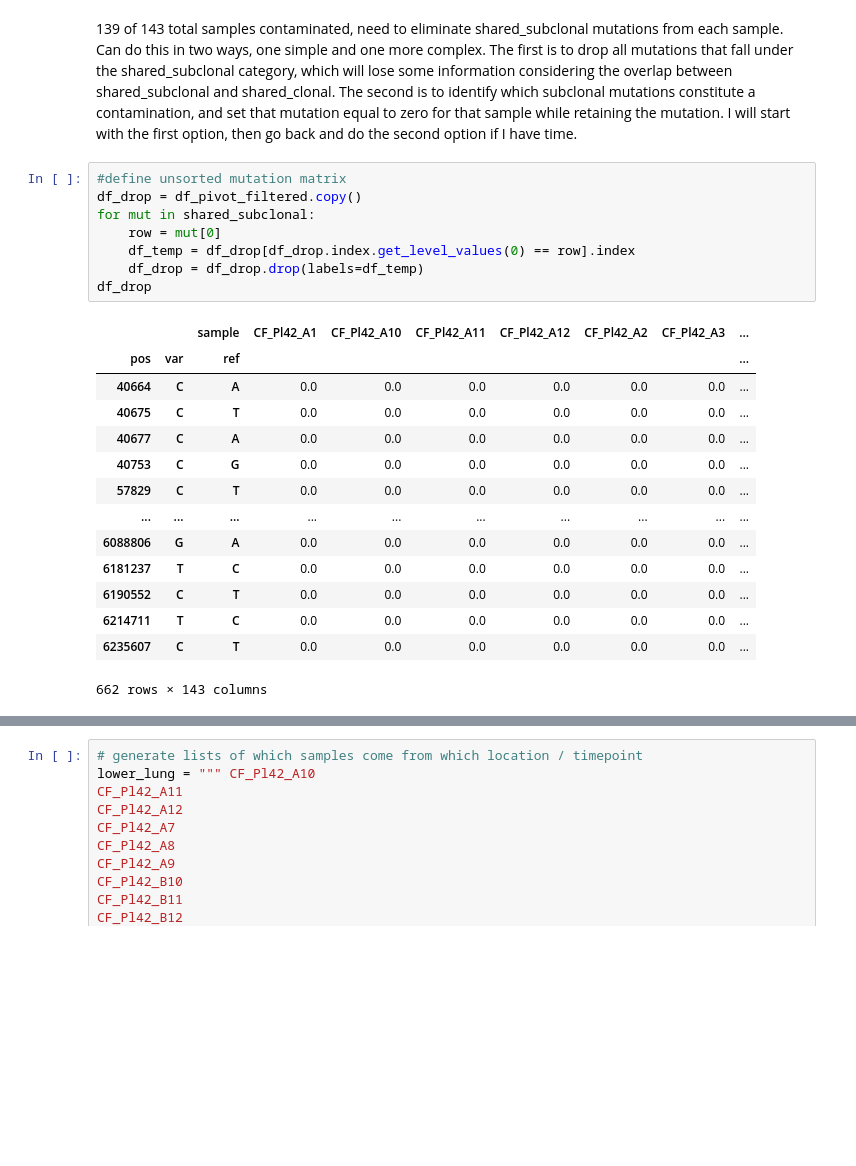
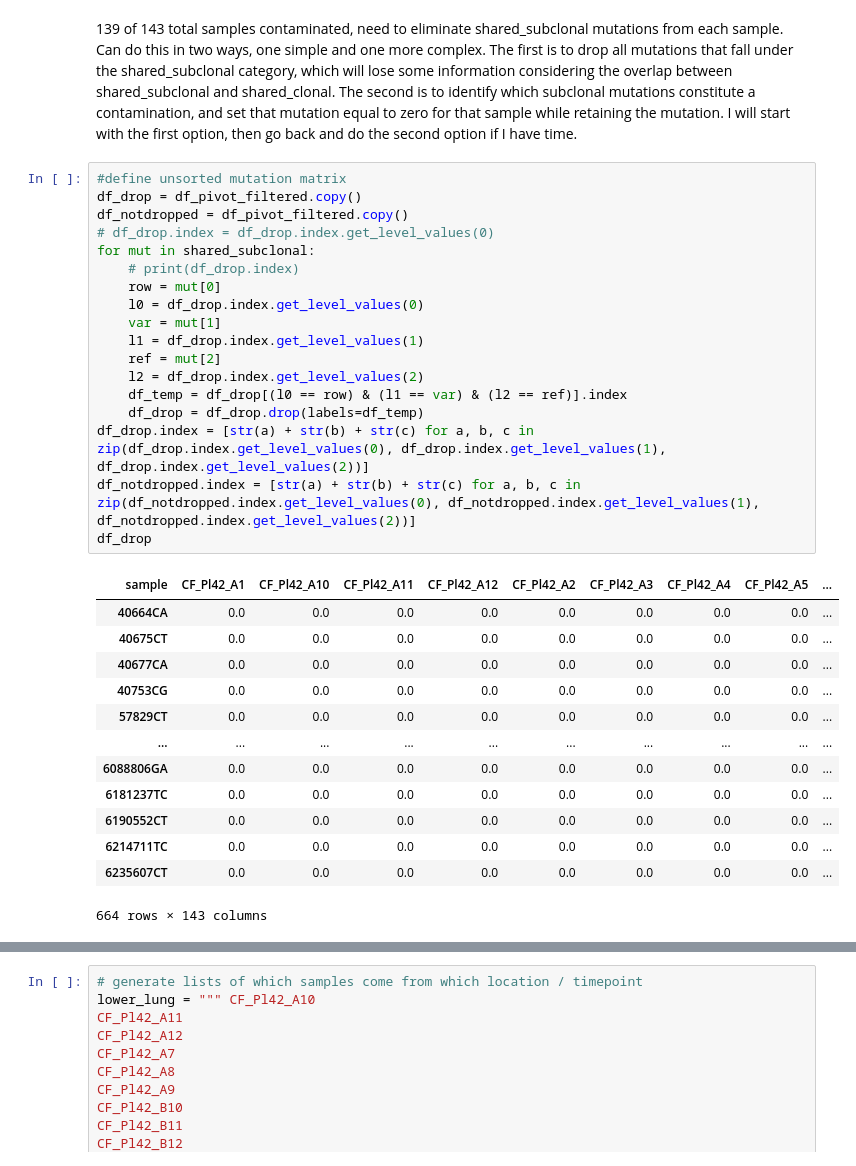
Before and after one commit to JackStubenvoll/Pseudomonas-Final-Project, a Jupyter notebook: Stubenvoll_CS466_FinalProject.ipynb, the cells around one changed output, grey strips where cells are left out. Saved outputs shown, nothing was run; the diff lists cells and outputs as text; blank space fills up the shorter version.

```diff
--- a/Stubenvoll_CS466_FinalProject.ipynb
+++ b/Stubenvoll_CS466_FinalProject.ipynb
@@ -76,25 +76,34 @@ print(len(contaminated_samples))
 # %%
 #define unsorted mutation matrix
 df_drop = df_pivot_filtered.copy()
+df_notdropped = df_pivot_filtered.copy()
+# df_drop.index = df_drop.index.get_level_values(0)
 for mut in shared_subclonal:
+    # print(df_drop.index)
     row = mut[0]
-    df_temp = df_drop[df_drop.index.get_level_values(0) == row].index
+    l0 = df_drop.index.get_level_values(0)
+    var = mut[1]
+    l1 = df_drop.index.get_level_values(1)
+    ref = mut[2]
+    l2 = df_drop.index.get_level_values(2)
+    df_temp = df_drop[(l0 == row) & (l1 == var) & (l2 == ref)].index
     df_drop = df_drop.drop(labels=df_temp)
+df_drop.index = [str(a) + str(b) + str(c) for a, b, c in zip(df_drop.index.get_level_values(0), df_drop.index.get_level_values(1), df_drop.index.get_level_values(2))]
+df_notdropped.index = [str(a) + str(b) + str(c) for a, b, c in zip(df_notdropped.index.get_level_values(0), df_notdropped.index.get_level_values(1), df_notdropped.index.get_level_values(2))]
 df_drop
 # %% [output]
-|  |  | sample | CF_Pl42_A1 | CF_Pl42_A10 | CF_Pl42_A11 | CF_Pl42_A12 | CF_Pl42_A2 | CF_Pl42_A3 | ... |
-| pos | var | ref |  |  |  |  |  |  | ... |
-| 40664 | C | A | 0.0 | 0.0 | 0.0 | 0.0 | 0.0 | 0.0 | ... |
-| 40675 | C | T | 0.0 | 0.0 | 0.0 | 0.0 | 0.0 | 0.0 | ... |
-| 40677 | C | A | 0.0 | 0.0 | 0.0 | 0.0 | 0.0 | 0.0 | ... |
-| 40753 | C | G | 0.0 | 0.0 | 0.0 | 0.0 | 0.0 | 0.0 | ... |
-| 57829 | C | T | 0.0 | 0.0 | 0.0 | 0.0 | 0.0 | 0.0 | ... |
+| sample | CF_Pl42_A1 | CF_Pl42_A10 | CF_Pl42_A11 | CF_Pl42_A12 | CF_Pl42_A2 | CF_Pl42_A3 | CF_Pl42_A4 | CF_Pl42_A5 | ... |
+| 40664CA | 0.0 | 0.0 | 0.0 | 0.0 | 0.0 | 0.0 | 0.0 | 0.0 | ... |
+| 40675CT | 0.0 | 0.0 | 0.0 | 0.0 | 0.0 | 0.0 | 0.0 | 0.0 | ... |
+| 40677CA | 0.0 | 0.0 | 0.0 | 0.0 | 0.0 | 0.0 | 0.0 | 0.0 | ... |
+| 40753CG | 0.0 | 0.0 | 0.0 | 0.0 | 0.0 | 0.0 | 0.0 | 0.0 | ... |
+| 57829CT | 0.0 | 0.0 | 0.0 | 0.0 | 0.0 | 0.0 | 0.0 | 0.0 | ... |
 | ... | ... | ... | ... | ... | ... | ... | ... | ... | ... |
-| 6088806 | G | A | 0.0 | 0.0 | 0.0 | 0.0 | 0.0 | 0.0 | ... |
-| 6181237 | T | C | 0.0 | 0.0 | 0.0 | 0.0 | 0.0 | 0.0 | ... |
-| 6190552 | C | T | 0.0 | 0.0 | 0.0 | 0.0 | 0.0 | 0.0 | ... |
-| 6214711 | T | C | 0.0 | 0.0 | 0.0 | 0.0 | 0.0 | 0.0 | ... |
-| 6235607 | C | T | 0.0 | 0.0 | 0.0 | 0.0 | 0.0 | 0.0 | ... |
+| 6088806GA | 0.0 | 0.0 | 0.0 | 0.0 | 0.0 | 0.0 | 0.0 | 0.0 | ... |
+| 6181237TC | 0.0 | 0.0 | 0.0 | 0.0 | 0.0 | 0.0 | 0.0 | 0.0 | ... |
+| 6190552CT | 0.0 | 0.0 | 0.0 | 0.0 | 0.0 | 0.0 | 0.0 | 0.0 | ... |
+| 6214711TC | 0.0 | 0.0 | 0.0 | 0.0 | 0.0 | 0.0 | 0.0 | 0.0 | ... |
+| 6235607CT | 0.0 | 0.0 | 0.0 | 0.0 | 0.0 | 0.0 | 0.0 | 0.0 | ... |
-662 rows × 143 columns
+664 rows × 143 columns
 # %%
 # sort mutation matrix as seen in class such that the mutations that happen most frequently are the leftmost columns
```
Also changed, not shown: parts of 4 cells of this notebook, 8 other files.
